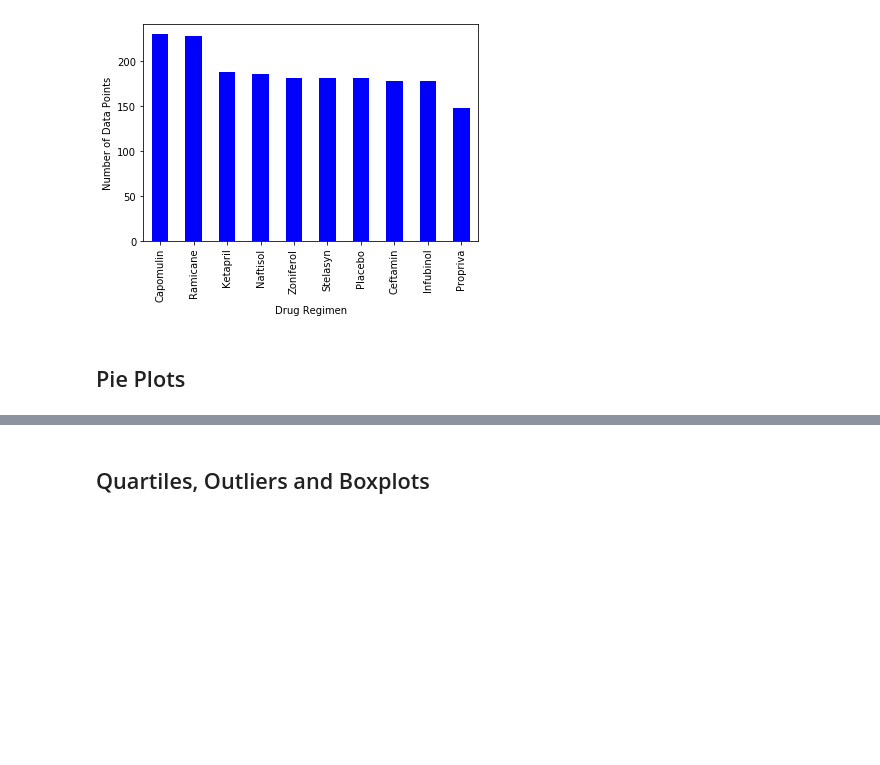
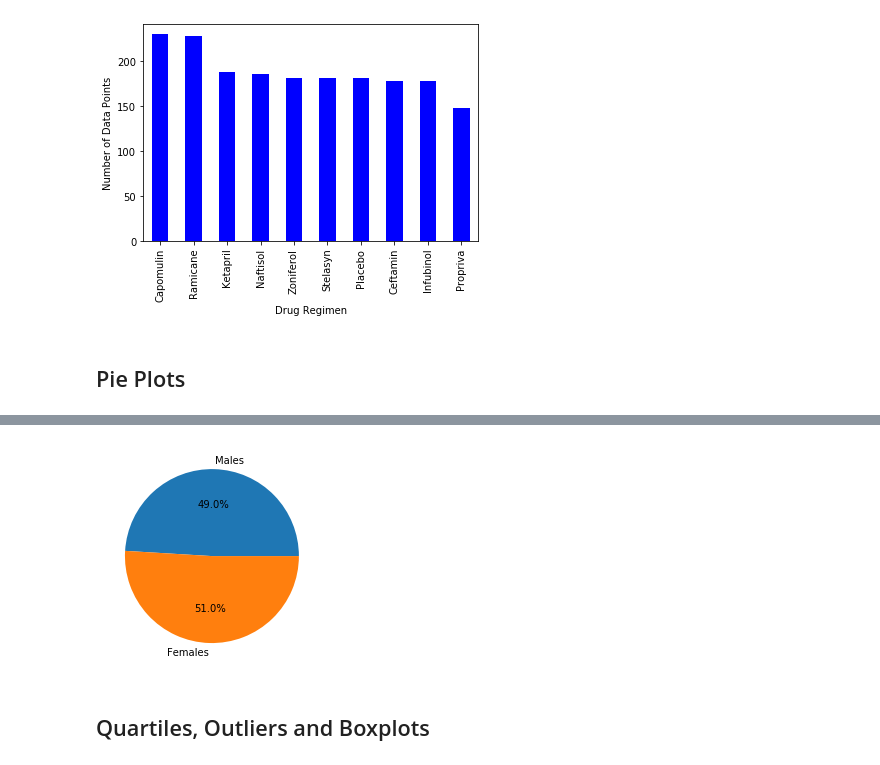
Before and after one commit to EMENGH/matplotlib-challenge, a Jupyter notebook: Pymaceuticals/pymaceuticals_starter.ipynb, the cells around one changed output, grey strips where cells are left out. Drawn from its saved outputs; the diff is of its cells as text; code cells hidden in the pictures; blank space fills up the shorter version.

```diff
--- a/Pymaceuticals/pymaceuticals_starter.ipynb
+++ b/Pymaceuticals/pymaceuticals_starter.ipynb
@@ -168,18 +172,17 @@ plt.pie(sizes, autopct="%1.1f%%", labels=labels)
 # %%
 # Generate a pie plot showing the distribution of female versus male mice using pyplot
-#mice_per_timepoint = new_combo_metadata_df["Drug Regimen"].value_counts()
 
+female_male_ctr = (new_combo_metadata_df.groupby(["Sex"])["Mouse ID"].count()).tolist()
+new_combo_metadata_df
+female_male_ctr
 
-# id_gender = new_combo_metadata_df[['Mouse ID', 'Sex']]
-# id_gender = id_gender.drop_duplicates('Mouse ID')
-# mice_per_timepoint = id_gender.groupby("Sex")
+#colors = ["Orange", "blue"]
+labels = ["Males", "Females"]
 
-# mice_per_timepoint.plot(kind="pie", color="blue")
-# #plt.title("Mice per timepoint")
-# plt.pie("Drug Regimen")
-# plt.ylabel("Number of Data Points")
-# #plt.tight_layout()
-# plt.show()
+plt.pie(female_male_ctr, labels=labels, autopct="%0.1f%%")
+plt.show()
+# %% [output]
+[figure, added]
 # %% [markdown]
 ## Quartiles, Outliers and Boxplots
 # %%
```
Also changed, not shown: parts of 5 cells of this notebook.
